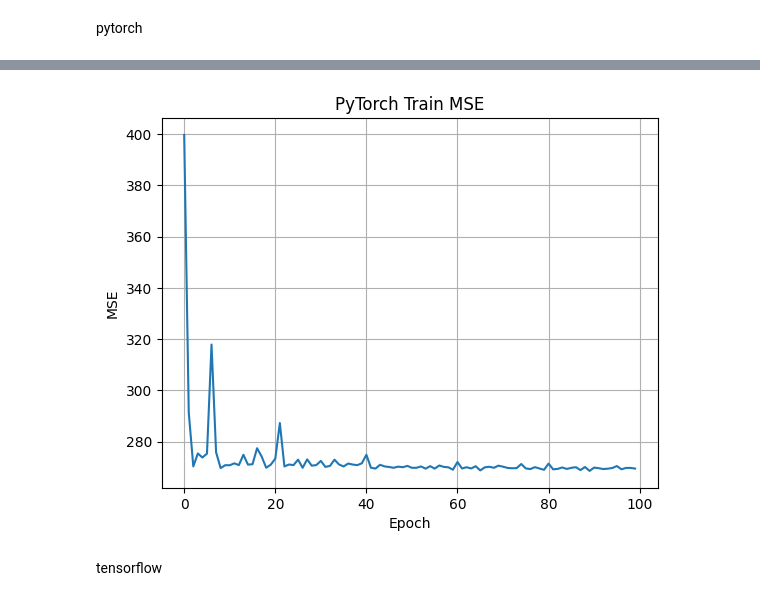
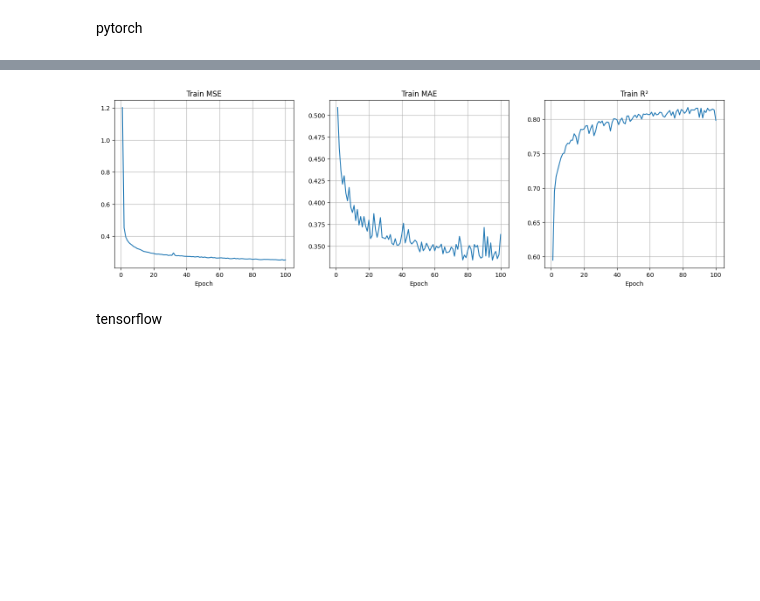
Before and after one commit to iMba-I/Labs, a Jupyter notebook: Lab2.ipynb, the cells around one changed output, grey strips where cells are left out. Cells and saved outputs as stored; diff of their text form; code cells hidden in the pictures; blank space fills up the shorter version.

```diff
--- a/Lab2.ipynb
+++ b/Lab2.ipynb
@@ -121,20 +121,20 @@ X_train, X_test, y_train, y_test = train_test_split(
 Создание и обучение модели
 # %%
 
-nn = NeuralNetwork(
+nn1 = NeuralNetwork(
     input_size=X.shape[1],
-    architecture=[20, 20],
+    architecture=[50, 20],
     output_size=1
 )
 
 
-nn.fit(
+nn1.fit(
     X_train, y_train,
-    lr=0.00005,
-    epochs=800,
+    lr=0.001,
+    epochs=100,
     batch_size=32
 )
 
 
-y_train_pred = nn.predict(X_train)
+y_train_pred = nn1.predict(X_train)
 # %% [output]
@@ -214,6 +208,7 @@ from sklearn.metrics import mean_squared_error, mean_absolute_error, r2_score
 import torch
 import torch.nn as nn
 import torch.optim as optim
+import torch.nn.functional as F
 
 # ======================================
 # Загрузка и подготовка данных
@@ -233,9 +228,7 @@ y_train = torch.tensor(y_train, dtype=torch.float32).view(-1, 1)
 X_test  = torch.tensor(X_test, dtype=torch.float32)
 y_test  = torch.tensor(y_test, dtype=torch.float32).view(-1, 1)
 
-# ======================================
-# Модель PyTorch без активаций
-# ======================================
+
 class Net(nn.Module):
     def __init__(self):
         super().__init__()
@@ -245,11 +238,12 @@ class Net(nn.Module):
         self.fc4 = nn.Linear(10, 1)
 
     def forward(self, x):
-        x = self.fc1(x)
-        x = self.fc2(x)
-        x = self.fc3(x)
+        x = F.relu(self.fc1(x))
+        x = F.relu(self.fc2(x))
+        x = F.relu(self.fc3(x))
         x = self.fc4(x)
         return x
+
 
 model = Net()
 criterion = nn.MSELoss()
@@ -258,15 +252,16 @@ optimizer = optim.Adam(model.parameters(), lr=0.001)
 epochs = 100
 batch_size = 32
 
-train_losses = []
+train_mse = []
+train_mae = []
+train_r2 = []
 
 # ======================================
 # Обучение
 # ======================================
 for epoch in range(epochs):
     permutation = torch.randperm(X_train.size()[0])
-
-    epoch_loss = 0
+    epoch_loss = 0.0
 
     for i in range(0, X_train.size(0), batch_size):
         idx = permutation[i:i+batch_size]
@@ -279,31 +274,60 @@ for epoch in range(epochs):
         loss.backward()
         optimizer.step()
 
-        epoch_loss += loss.item()
+        epoch_loss += loss.item() * xb.size(0)  # суммируем ошибку по батчу
 
-    train_losses.append(epoch_loss)
+    epoch_loss /= X_train.size(0)  # усредняем по всему обучающему набору
+    train_mse.append(epoch_loss)
+
+    # Считаем предсказания на всей обучающей выборке для MAE и R²
+    model.eval()
+    with torch.no_grad():
+        train_preds = model(X_train).numpy().ravel()
+        y_train_np = y_train.numpy().ravel()
+
+    epoch_mae = mean_absolute_error(y_train_np, train_preds)
+    epoch_r2 = r2_score(y_train_np, train_preds)
+    train_mae.append(epoch_mae)
+    train_r2.append(epoch_r2)
+    model.train()
 
     if (epoch+1) % 10 == 0:
-        print(f"Epoch {epoch+1}, loss={epoch_loss:.4f}")
+        print(f"Epoch {epoch+1}, MSE={epoch_loss:.6f}, MAE={epoch_mae:.6f}, R²={epoch_r2:.6f}")
 
 # ======================================
-# Оценка
+# Оценка на тесте
 # ======================================
 model.eval()
-y_pred = model(X_test).detach().numpy().ravel()
-y_test_np = y_test.numpy().ravel()
+with torch.no_grad():
+    y_pred = model(X_test).numpy().ravel()
+    y_test_np = y_test.numpy().ravel()
 
 print("\nPyTorch MSE:", mean_squared_error(y_test_np, y_pred))
 print("PyTorch MAE:", mean_absolute_error(y_test_np, y_pred))
 print("PyTorch R² :", r2_score(y_test_np, y_pred))
 
 # ======================================
-# График MSE по эпохам
+# Графики MSE, MAE и R² по эпохам
 # ======================================
-plt.plot(train_losses)
-plt.title("PyTorch Train MSE")
-plt.xlabel("Epoch")
-plt.ylabel("MSE")
+plt.figure(figsize=(18, 5))
+
+plt.subplot(1, 3, 1)
+plt.plot(range(1, epochs+1), train_mse)
+plt.title('Train MSE')
+plt.xlabel('Epoch')
 plt.grid(True)
+
+plt.subplot(1, 3, 2)
+plt.plot(range(1, epochs+1), train_mae)
+plt.title('Train MAE')
+plt.xlabel('Epoch')
+plt.grid(True)
+
+plt.subplot(1, 3, 3)
+plt.plot(range(1, epochs+1), train_r2)
+plt.title('Train R²')
+plt.xlabel('Epoch')
+plt.grid(True)
+
 plt.show()
 # %% [output]
@@ -324,3 +348,3 @@ PyTorch R² : 0.575385570526123
-[figure, old version]
+[figure, new version]
 # %% [markdown]
 tensorflow
```
Also changed, not shown: parts of 12 cells of this notebook.
